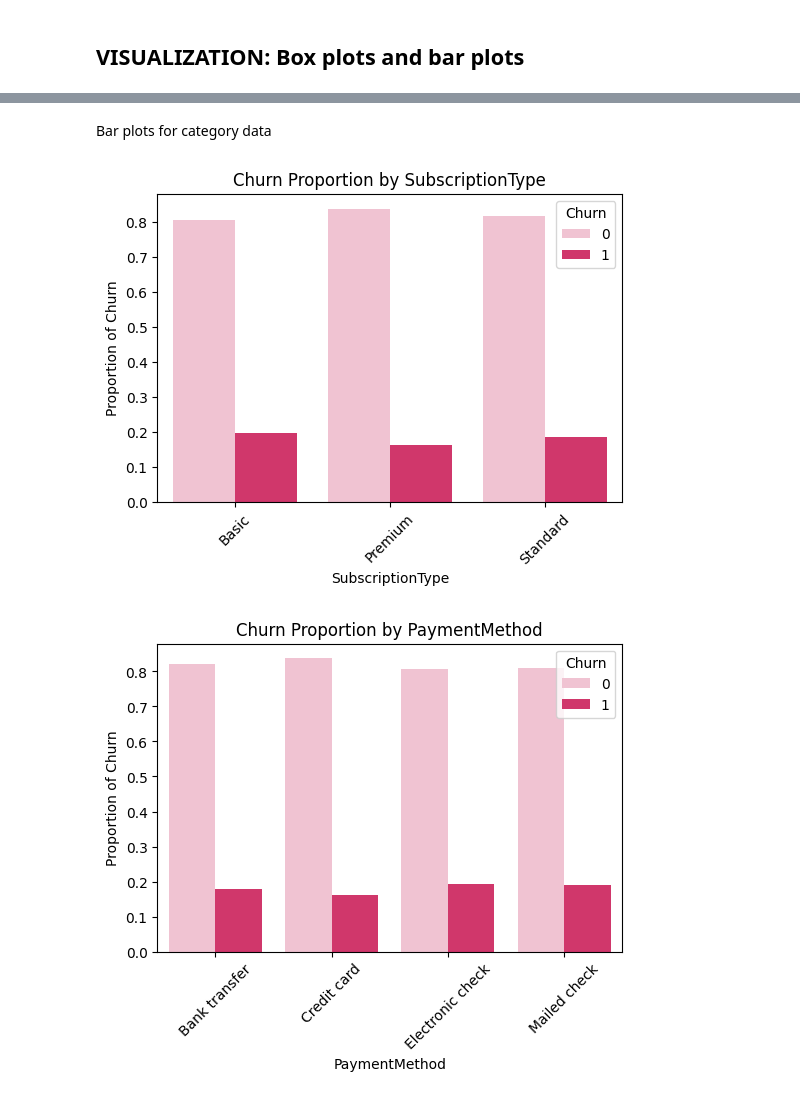
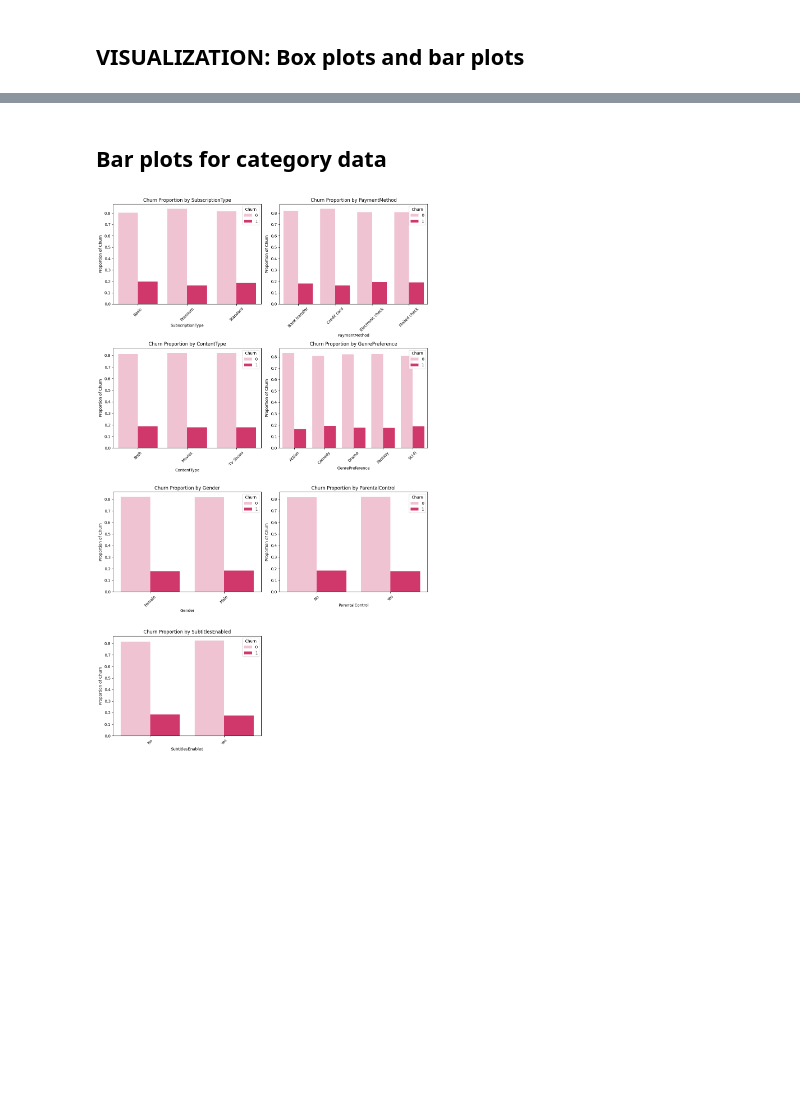
Before and after one commit to trander-25/STAT3013.Q12_Group04, a Jupyter notebook: descriptive-and-inferential-statistics/inferential-statistics.ipynb, the cells around one changed output, grey strips where cells are left out. Drawn from its saved outputs; the diff is of its cells as text; code cells hidden in the pictures; blank space fills up the shorter version.

```diff
--- a/descriptive-and-inferential-statistics/inferential-statistics.ipynb
+++ b/descriptive-and-inferential-statistics/inferential-statistics.ipynb
@@ -250,17 +261,35 @@ if significant_numeric:
 # %% [markdown]
 Bar plots for category data
+-
 # %%
 if significant_categorical:
-    for col in significant_categorical:
-        plt.figure(figsize=(6, 4))
+    n_cols = 2
+    n_plots = len(significant_categorical)
+    n_rows = (n_plots + n_cols - 1) // n_cols
+
+    fig, axes = plt.subplots(n_rows, n_cols, figsize=(n_cols * 6, n_rows * 5)) # Tăng chiều cao một chút cho nhãn x
+
+    if n_rows == 1:
+        if n_plots == 1:
+            axes_flat = [axes]
+        else:
+            axes_flat = axes
+    else:
+        axes_flat = axes.flatten()
+
+    for i, col in enumerate(significant_categorical):
         prop_df = (df.groupby([col, 'Churn']).size() / df.groupby(col).size()).reset_index(name='Proportion')
-        sns.barplot(x=col, y='Proportion', hue='Churn', data=prop_df, palette=['#F8BBD0', '#E91E63'])
-        plt.title(f'Churn Proportion by {col}')
-        plt.xlabel(col)
-        plt.ylabel('Proportion of Churn')
-        plt.xticks(rotation=45)
-        plt.legend(title='Churn')
-        plt.show()
+        ax = axes_flat[i]
+        sns.barplot(x=col, y='Proportion', hue='Churn', data=prop_df, palette=['#F8BBD0', '#E91E63'], ax=ax)
+        ax.set_title(f'Churn Proportion by {col}')
+        ax.set_xlabel(col)
+        ax.set_ylabel('Proportion of Churn')
+        ax.tick_params(axis='x', rotation=45)
+        ax.legend(title='Churn')
+
+    for i in range(n_plots, len(axes_flat)):
+        axes_flat[i].set_visible(False)
+    plt.tight_layout()
+    plt.show()
 # %% [output]
-[figure, old version]
+[figure, new version]
-[figure, removed]
```
Also changed, not shown: parts of 11 cells of this notebook, 1 other file.
